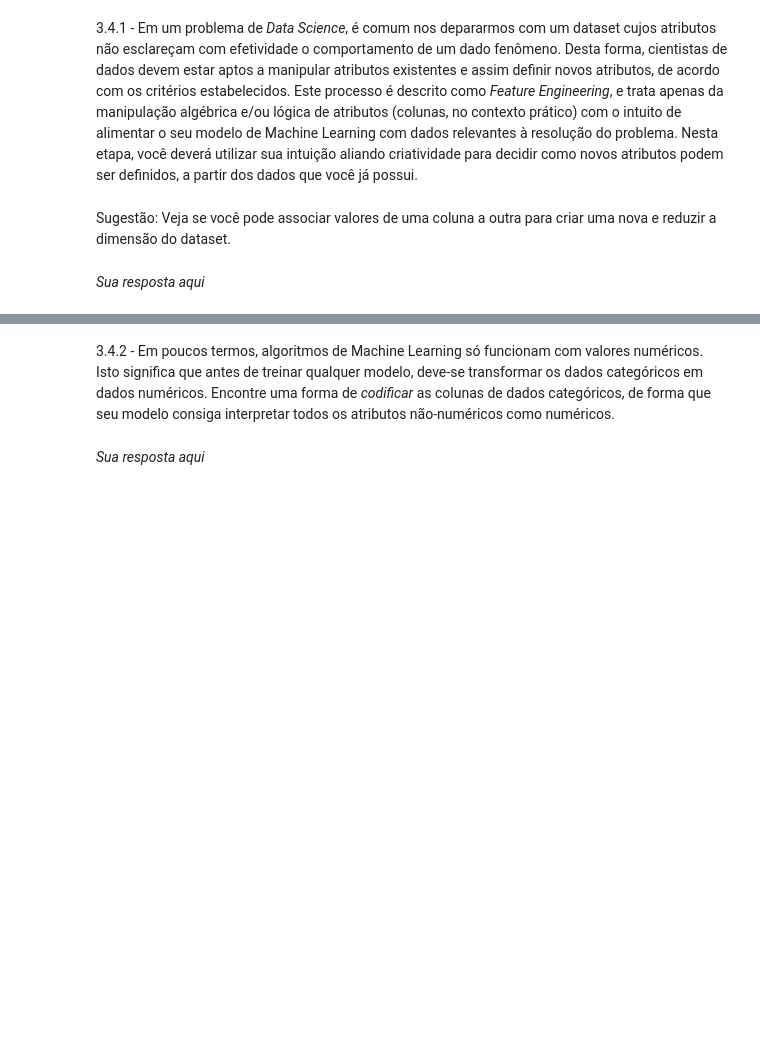
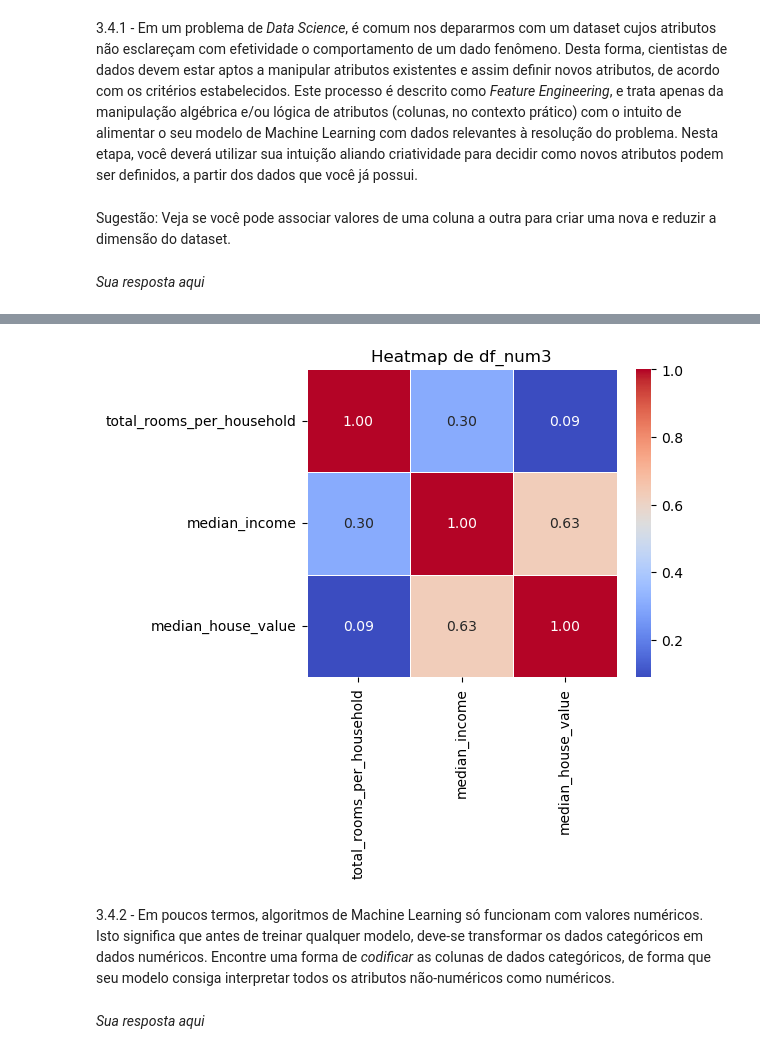
Before and after one commit to lharanhamg/TAIL_notebook_2025, a Jupyter notebook: Cópia_de_Fase2_Luis_Aranha_2025.ipynb, the cells around one changed output, grey strips where cells are left out. Drawn from its saved outputs; the diff is of its cells as text; code cells hidden in the pictures; blank space fills up the shorter version.

```diff
--- a/Cópia_de_Fase2_Luis_Aranha_2025.ipynb
+++ b/Cópia_de_Fase2_Luis_Aranha_2025.ipynb
@@ -1122,0 +1235,5 @@ _Sua resposta aqui_
+# %%
+# Dropando as colunas menos correlacionadas com o target e que
+# tem alta colinearidade.
+df_num3 = df_num2.drop(["total_bedrooms", "population"], axis=1)
+df_num3.describe()
@@ -1122,0 +1253,12 @@ _Sua resposta aqui_
+# %%
+df_num3["total_rooms_per_household"] = df_num3["total_rooms"] / df_num3["households"]
+df_num3 = df_num3.drop(["total_rooms", "households"], axis=1)
+# %%
+new_order = [
+    "total_rooms_per_household",
+    "median_income",
+    "median_house_value",
+    "housing_median_age",
+    "ocean_proximity_ord"
+]
+df_num3 = df_num3[new_order]
@@ -1123,3 +1291,12 @@ _Sua resposta aqui_
+# %%
+cols_subset_num3 = ["total_rooms_per_household", "median_income", "median_house_value"]
+corr_num3 = df_num3[cols_subset_num3].corr(numeric_only=True)
+plt.figure(figsize=(5, 4))
+sns.heatmap(corr_num3, annot=True, cmap='coolwarm', fmt=".2f", linewidths=0.5)
+plt.title("Heatmap de df_num3")
+plt.show()
+# %% [output]
+[figure, added]
 # %% [markdown]
 3.4.2 - Em poucos termos, algoritmos de Machine Learning só funcionam com valores numéricos. Isto significa que antes de treinar qualquer modelo, deve-se transformar os dados categóricos em dados numéricos. Encontre uma forma de *codificar* as colunas de dados categóricos, de forma que seu modelo consiga interpretar todos os atributos não-numéricos como numéricos.
 # %% [markdown]
```
Also changed, not shown: parts of 19 cells of this notebook.
